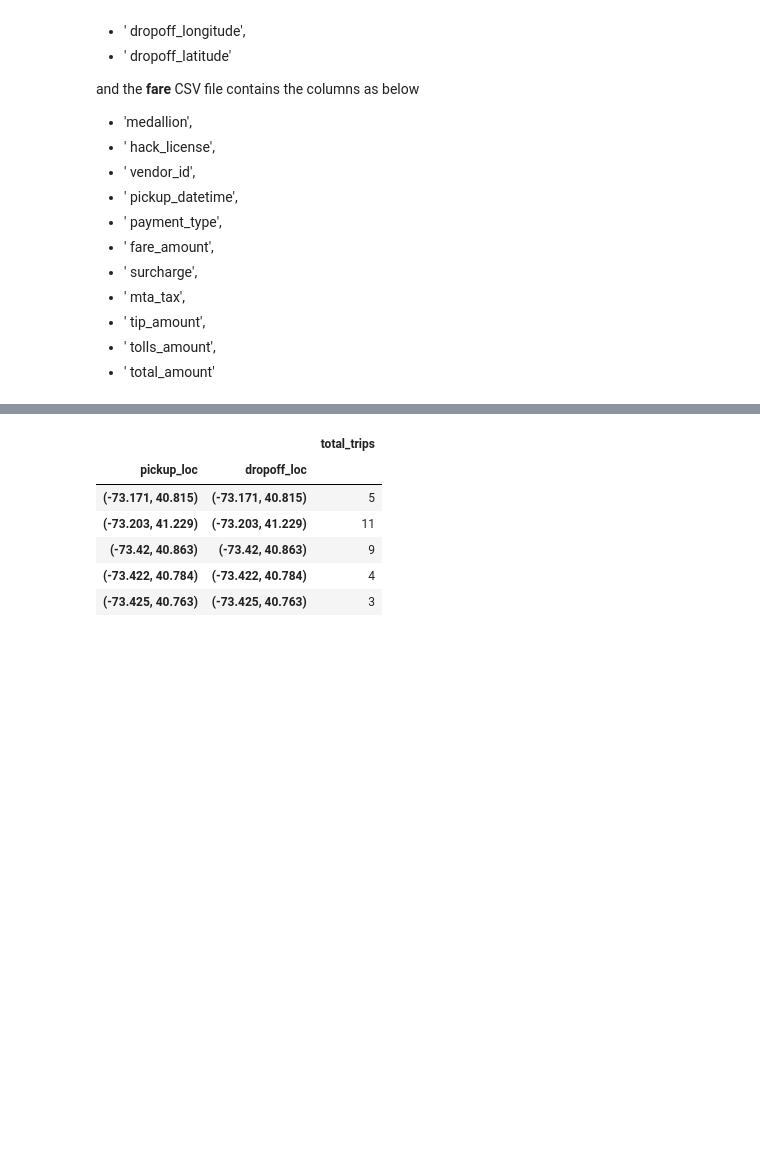
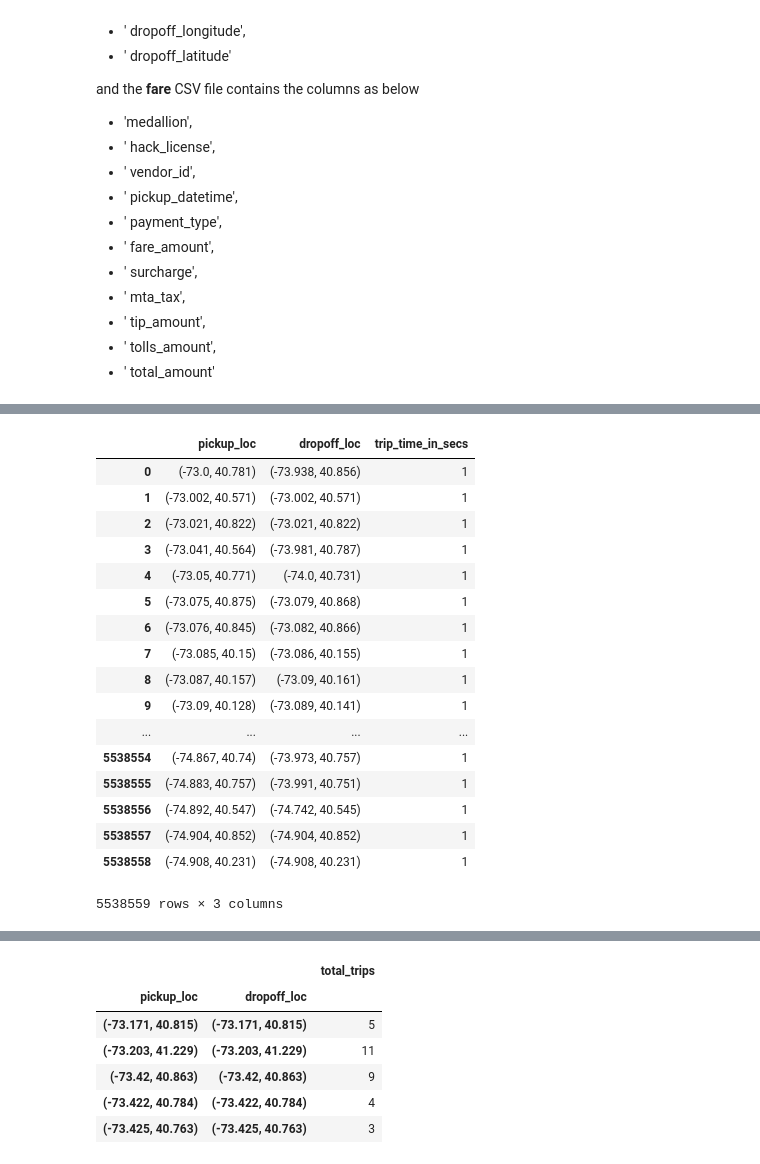
Before and after one commit to eeghor/cbataxi, a Jupyter notebook: cbataxi.ipynb, the cells around one changed output, grey strips where cells are left out. Drawn from its saved outputs; the diff is of its cells as text; code cells hidden in the pictures; blank space fills up the shorter version.

```diff
--- a/cbataxi.ipynb
+++ b/cbataxi.ipynb
@@ -382,0 +419,21 @@ len(d1)
+# %%
+tx.trips[TRIP_ID + [' trip_time_in_secs']].dropna(subset=TRIP_ID + [' trip_time_in_secs']).groupby(TRIP_ID).count().reset_index()
+# %% [output]
+|  | pickup_loc | dropoff_loc | trip_time_in_secs |
+| 0 | (-73.0, 40.781) | (-73.938, 40.856) | 1 |
+| 1 | (-73.002, 40.571) | (-73.002, 40.571) | 1 |
+| 2 | (-73.021, 40.822) | (-73.021, 40.822) | 1 |
+| 3 | (-73.041, 40.564) | (-73.981, 40.787) | 1 |
+| 4 | (-73.05, 40.771) | (-74.0, 40.731) | 1 |
+| 5 | (-73.075, 40.875) | (-73.079, 40.868) | 1 |
+| 6 | (-73.076, 40.845) | (-73.082, 40.866) | 1 |
+| 7 | (-73.085, 40.15) | (-73.086, 40.155) | 1 |
+| 8 | (-73.087, 40.157) | (-73.09, 40.161) | 1 |
+| 9 | (-73.09, 40.128) | (-73.089, 40.141) | 1 |
+| ... | ... | ... | ... |
+| 5538554 | (-74.867, 40.74) | (-73.973, 40.757) | 1 |
+| 5538555 | (-74.883, 40.757) | (-73.991, 40.751) | 1 |
+| 5538556 | (-74.892, 40.547) | (-74.742, 40.545) | 1 |
+| 5538557 | (-74.904, 40.852) | (-74.904, 40.852) | 1 |
+| 5538558 | (-74.908, 40.231) | (-74.908, 40.231) | 1 |
+5538559 rows × 3 columns
```
Also changed, not shown: parts of 13 cells of this notebook.
